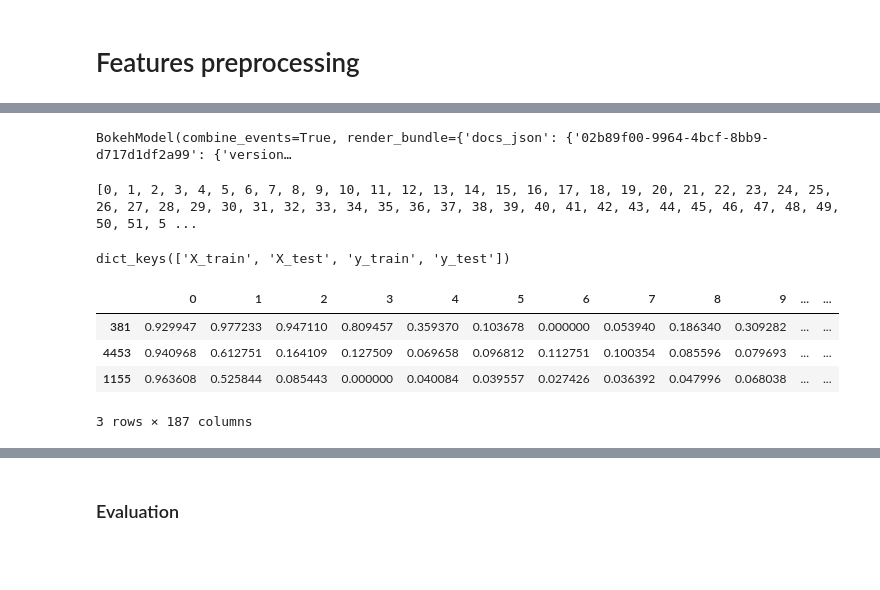
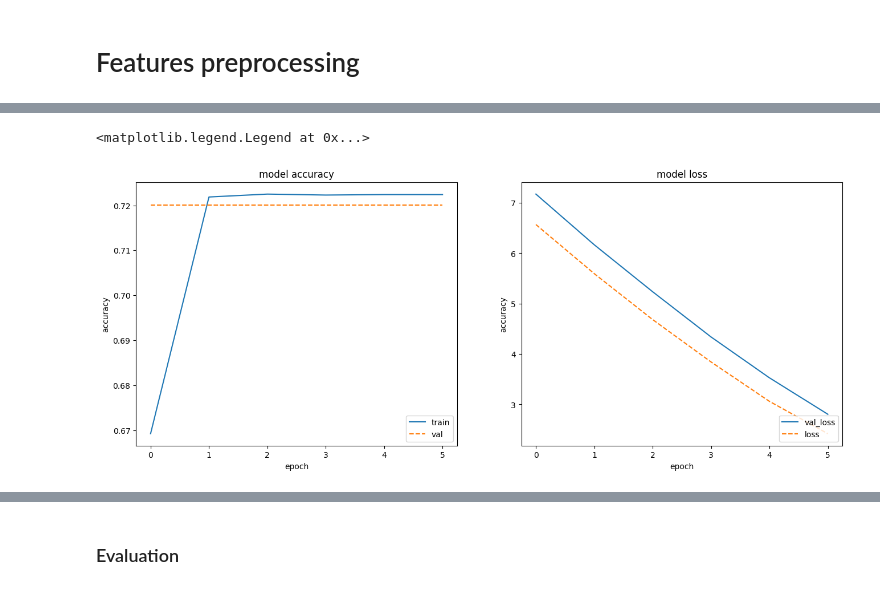
Before and after one commit to juliepinole/proj2, a Jupyter notebook: task_1/Task_1_LSTM.ipynb, the cells around one changed output, grey strips where cells are left out. Drawn from its saved outputs; the diff is of its cells as text; code cells hidden in the pictures; blank space fills up the shorter version.

Commit message:
Adding current version of the LSTM

```diff
--- a/task_1/Task_1_LSTM.ipynb
+++ b/task_1/Task_1_LSTM.ipynb
@@ -114,6 +273,10 @@ The test split has 2911 rows, or 20.00% of all examples (which represent 14552 r
 # %%
-# Type of columns
-label_col = list(df_heart_train.columns)[-1]
-num_features = list(df_heart_train.columns)[:-1]
-categorical_features=[]
-category_to_drop={}
+es = EarlyStopping(monitor='val_loss', mode='min',patience=5)
+history_lstm = model_lstm.fit(
+	lstm_input['x_train'],
+	lstm_input['y_train'],
+	epochs=6,
+	batch_size=1000,
+	validation_data=(lstm_input['x_test'], lstm_input['y_test']),
+	shuffle=False
+    )
@@ -120,17 +296,18 @@ category_to_drop={}
 # %%
-# Create a list of indexes in each class
-idx_by_class = {
-		'0.0': [],
-		'1.0': [],
-}
-for idx, row in df_heart_train.iterrows():
-		if row[label_col] == 0.0:
-			idx_by_class['0.0'].append(idx)
-		elif row[label_col] == 1.0:
-			idx_by_class['1.0'].append(idx)
-		else:
-			raise ValueError(f'Unexpected value {row[label_col]} in row {idx}.')
+fig, axes = plt.subplots(1, 2, figsize = (16,6))
+axes[0].plot(history_lstm.history['accuracy'])
+axes[0].plot(history_lstm.history['val_accuracy'],'--')
+axes[0].set_title('model accuracy')
+axes[0].set_ylabel('accuracy')
+axes[0].set_xlabel('epoch')
+axes[0].legend(['train', 'val'], loc='lower right')
+
+axes[1].plot(history_lstm.history['loss'])
+axes[1].plot(history_lstm.history['val_loss'],"--")
+axes[1].set_title('model loss')
+axes[1].set_ylabel('accuracy')
+axes[1].set_xlabel('epoch')
+axes[1].legend(['val_loss', 'loss'], loc='lower right')
+# %% [output]
+<matplotlib.legend.Legend at 0x...>
+[figure, added]
-# %%
-pn.Column(pn.Row(base.param.add_one_hot_encoded, base.param.stand_features, base.param.test_size))
-# %% [output]
-BokehModel(combine_events=True, render_bundle={'docs_json': {'02b89f00-9964-4bcf-8bb9-d717d1df2a99': {'version…
@@ -141,32 +313,0 @@ import py_lib as lib
-# %%
-train_test_data, final_categorical_features, all_features, _ = lib.pre_process_features(
-        df_heart_train,
-        num_features=num_features,
-        categorical_features=categorical_features,
-        category_to_drop=category_to_drop,
-        label_col=label_col,
-        add_one_hot_encoded=base.add_one_hot_encoded,
-        add_embeddings=False,
-        split_data=True,
-        stand_features=base.stand_features,
-        test_size=base.test_size,
-        random_state=base.random_state_test_train_split,
-        replace_pb_values={},
-)
-X_train, X_test = train_test_data.tensors['X_train'], train_test_data.tensors['X_test']
-y_train, y_test = train_test_data.tensors['y_train'], train_test_data.tensors['y_test']
-X_train_df = train_test_data.dataframes['X_train']
-# %% [output]
-[0, 1, 2, 3, 4, 5, 6, 7, 8, 9, 10, 11, 12, 13, 14, 15, 16, 17, 18, 19, 20, 21, 22, 23, 24, 25, 26, 27, 28, 29, 30, 31, 32, 33, 34, 35, 36, 37, 38, 39, 40, 41, 42, 43, 44, 45, 46, 47, 48, 49, 50, 51, 5 ...
-# %%
-train_test_data.dataframes.keys()
-# %% [output]
-dict_keys(['X_train', 'X_test', 'y_train', 'y_test'])
-# %%
-X_train_df['all'].head(3)
-# %% [output]
-|  | 0 | 1 | 2 | 3 | 4 | 5 | 6 | 7 | 8 | 9 | ... | ... |
-| 381 | 0.929947 | 0.977233 | 0.947110 | 0.809457 | 0.359370 | 0.103678 | 0.000000 | 0.053940 | 0.186340 | 0.309282 | ... | ... |
-| 4453 | 0.940968 | 0.612751 | 0.164109 | 0.127509 | 0.069658 | 0.096812 | 0.112751 | 0.100354 | 0.085596 | 0.079693 | ... | ... |
-| 1155 | 0.963608 | 0.525844 | 0.085443 | 0.000000 | 0.040084 | 0.039557 | 0.027426 | 0.036392 | 0.047996 | 0.068038 | ... | ... |
-3 rows × 187 columns
```
Also changed, not shown: parts of 48 cells of this notebook, 3 other files.
